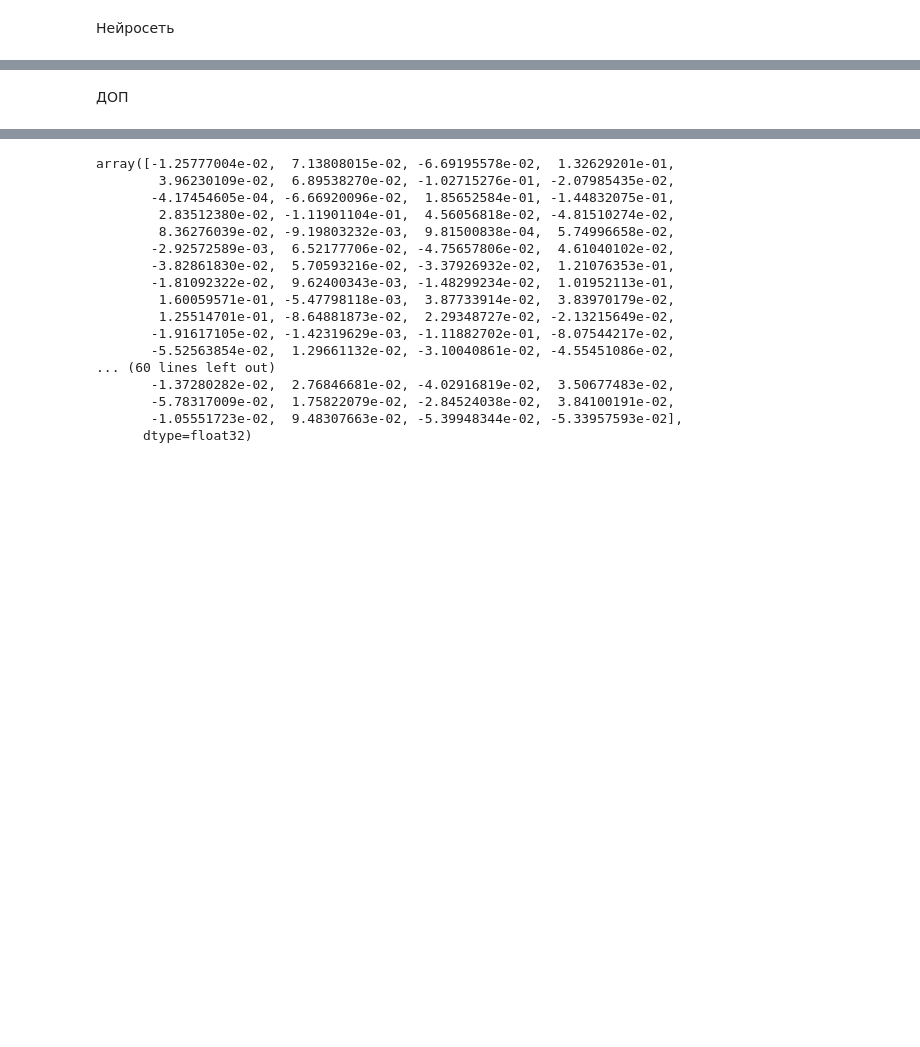
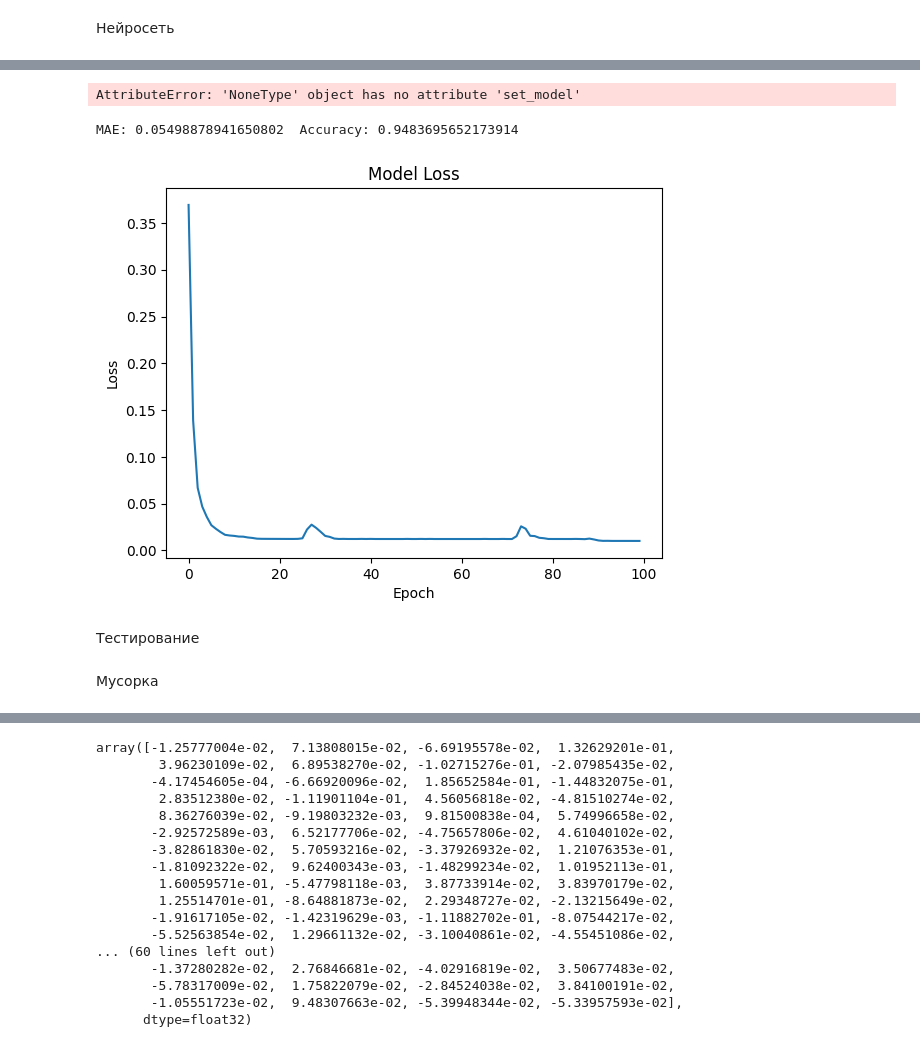
Before and after one commit to PaLashilo/paronyms2, a Jupyter notebook: model.ipynb, the cells around one changed output, grey strips where cells are left out. Saved outputs shown, nothing was run; the diff lists cells and outputs as text; code cells hidden in the pictures; blank space fills up the shorter version.

```diff
--- a/model.ipynb
+++ b/model.ipynb
@@ -171,12 +154,10 @@ View run at https://wandb.ai/paronyms/paronyms/runs/e0tsh2fs/workspace
 # %% [markdown]
 Катбуст
 # %%
-X_train, X_test, y_train, y_test = train_test_split(X, y, test_size=0.2, random_state=42)
+cat_model = CatBoostClassifier(verbose=0)
+cat_model.fit(X_train, y_train)
 
-model = CatBoostClassifier(verbose=0)
-model.fit(X_train, y_train)
-
-predictions = model.predict(X_test)
+predictions = cat_model.predict(X_test)
 
 mae = mean_absolute_error(y_test, predictions)
 print('MAE:', mae)
@@ -184,7 +165,7 @@ print('MAE:', mae)
 MAE: 0.06282722513089005
 # %%
 # get feature importance
-feature_importances = model.feature_importances_
+feature_importances = cat_model.feature_importances_
 
 for i, importance in enumerate(feature_importances):
     print(f"{X.columns[i]}: {importance}")
@@ -248,2 +197,0 @@ MAE: 0.06488153264316589
-# %% [markdown]
-ДОП
@@ -249,0 +202,39 @@ MAE: 0.06488153264316589
+# %%
+treshold = nn["treshold"]
+# %%
+nn_model = tf.keras.Sequential()
+
+layers = nn["layers"]
+activations = nn["activations"]
+
+for i in range(len(layers)):
+    if i == 0:
+        nn_model.add(tf.keras.layers.Dense(layers[i], activation=activations[i], input_shape=(X_train.shape[1],)))
+    else:
+        nn_model.add(tf.keras.layers.Dense(layers[i], activation=activations[i]))
+
+nn_model.compile(optimizer=nn["optimizer"], loss='mean_absolute_error')
+
+history = nn_model.fit(X_train, y_train, epochs=nn["epochs"], batch_size=nn["batch_size"], verbose=0)
+
+predictions = nn_model.predict(X_test)
+# %% [output]
+AttributeError: 'NoneType' object has no attribute 'set_model'
+# %%
+mae = mean_absolute_error(y_test, predictions)
+acc = accuracy_score(y_test, [1 if prob > treshold else 0 for prob in predictions])
+
+wandb.log({'MAE': mae, 'Accuracy': acc})
+print('MAE:', mae, ' Accuracy:', acc)
+
+# Plotting the loss
+plt.plot(history.history['loss'])
+plt.title('Model Loss')
+plt.ylabel('Loss')
+plt.xlabel('Epoch')
+plt.show()
+# %% [output]
+MAE: 0.05498878941650802  Accuracy: 0.9483695652173914
+[figure, added]
+# %% [markdown]
+Тестирование
@@ -250,3 +286,5 @@ MAE: 0.06488153264316589
+# %% [markdown]
+Мусорка
 # %%
 data
 # %% [output]
```
Also changed, not shown: parts of 17 cells of this notebook, 3 other files.
